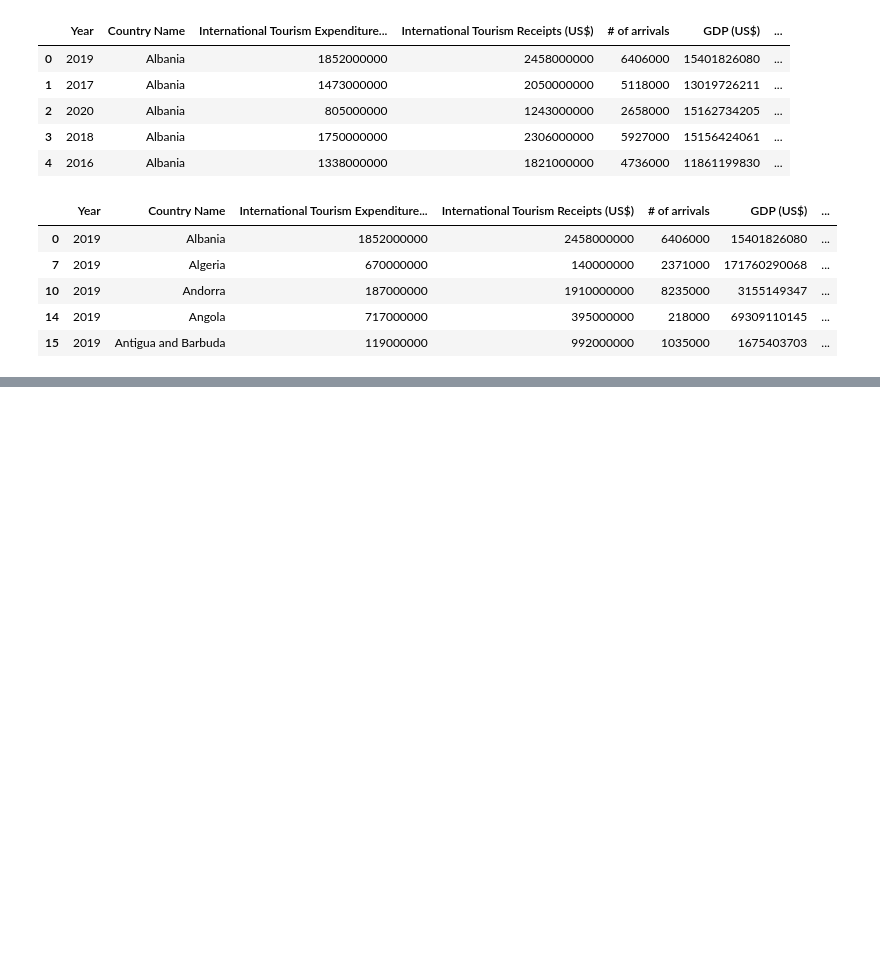
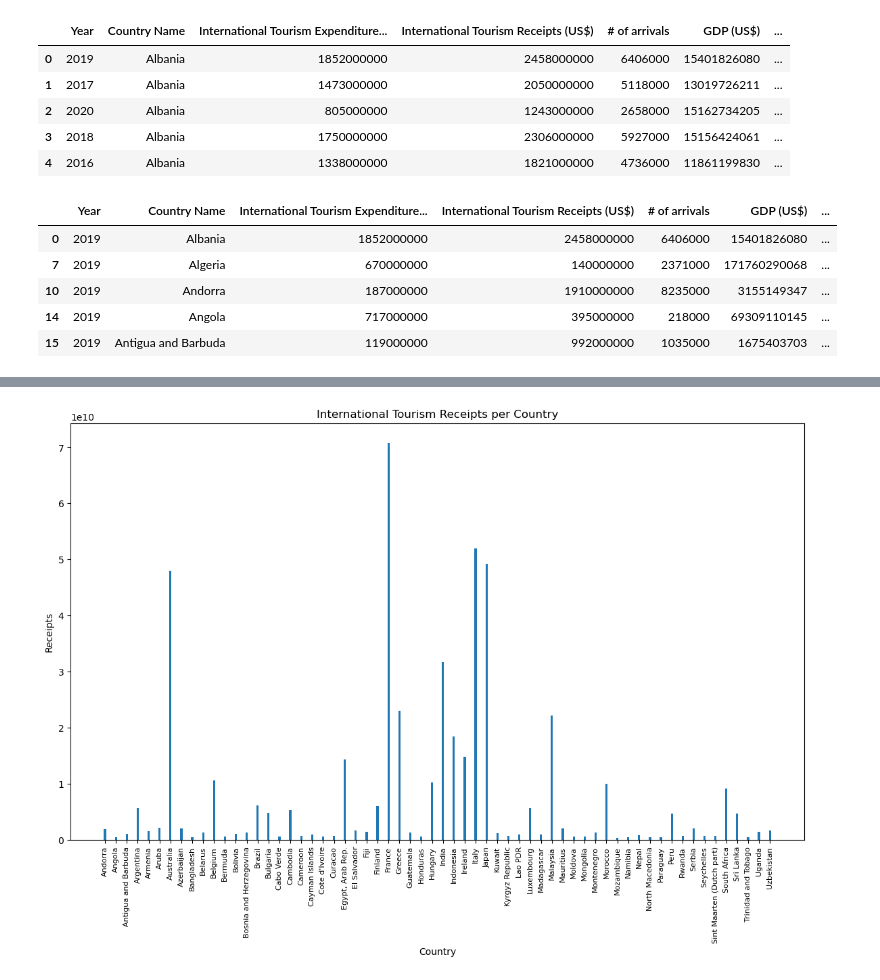
Before and after one commit to Cameron762/Project-1-11, a Jupyter notebook: Jupyter/2019.ipynb, the cells around one changed output, grey strips where cells are left out. Drawn from its saved outputs; the diff is of its cells as text; code cells hidden in the pictures; blank space fills up the shorter version.

```diff
--- a/Jupyter/2019.ipynb
+++ b/Jupyter/2019.ipynb
@@ -50,0 +132,17 @@ dtype: int64
+# %%
+plt.figure(figsize=(14, 8))
+reciepts = df3["Receipts"].astype(int)
+threshold = reciepts.median()
+filtered_df = df3[reciepts > threshold]
+x_axis = np.arange(len(filtered_df))
+labels = filtered_df["Country"]
+bar_width = 0.2
+plt.xlabel('Country')
+plt.ylabel('Receipts')
+plt.title('International Tourism Receipts per Country')
+plt.bar(x_axis, filtered_df["Receipts"], width=bar_width)
+plt.xticks(x_axis, labels, rotation=90, fontsize=8)
+plt.savefig("../png/2019bar2.png")
+plt.show()
+# %% [output]
+[figure, added]
```
Also changed, not shown: parts of 25 cells of this notebook, 8 other files.
